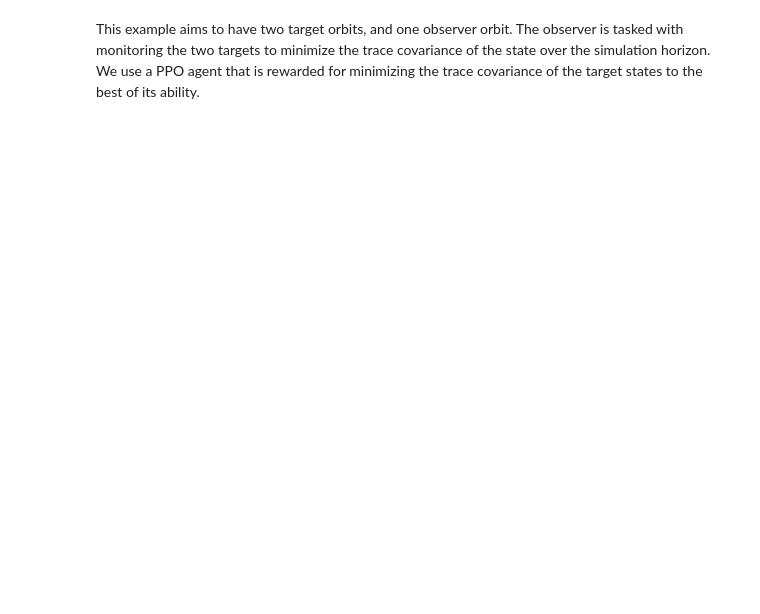
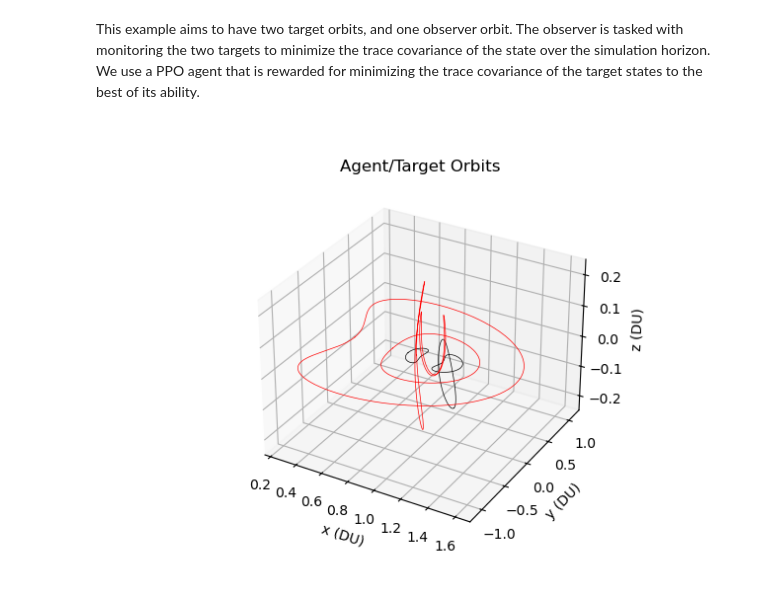
Before and after one commit to Malav-P/sensor_phase_task, a Jupyter notebook: example/ssa_problem_test.ipynb, the cells around one changed output. Saved outputs shown, nothing was run; the diff lists cells and outputs as text; code cells hidden in the pictures; blank space fills up the shorter version.

```diff
--- a/example/ssa_problem_test.ipynb
+++ b/example/ssa_problem_test.ipynb
@@ -77,3 +132,7 @@ prob = SSA_Problem(target_ics=[x0_1, x0_2], target_periods=[ 3.225, 3.225], agen
+# %%
+plot_orbits(prob, fig=10, projection="3d")
+# %% [output]
+[figure, added]
 # %%
 plt.figure(1)
 phases = np.linspace(0, 1., 40)
```
Also changed, not shown: parts of 7 cells of this notebook, 12 other files.
